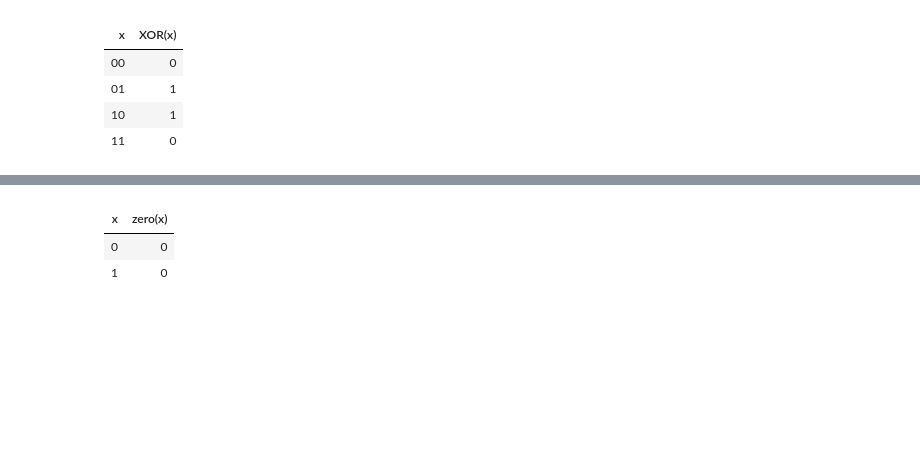
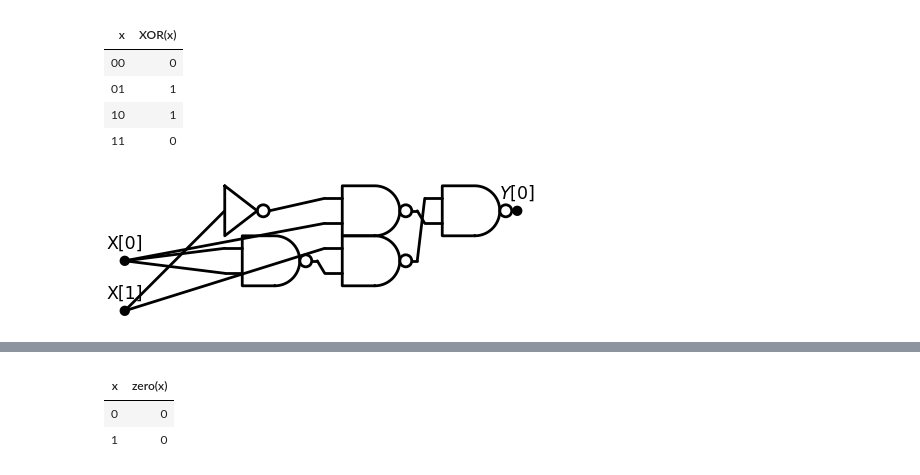
Before and after one commit to boazbk/tcscode, a Jupyter notebook: Fall23_lec3_computing_all_functions.ipynb, the cells around one changed output, grey strips where cells are left out. Cells and saved outputs as stored; diff of their text form; code cells hidden in the pictures; blank space fills up the shorter version.

```diff
--- a/Fall23_lec3_computing_all_functions.ipynb
+++ b/Fall23_lec3_computing_all_functions.ipynb
@@ -315,6 +311,10 @@ x       | XOR(x)
 01      | 1
 10      | 1
 11      | 0
+# %%
+circuit(XOR)
+# %% [output]
+[figure, added]
 # %%
 def XOR3(a,b,c): return XOR(a,XOR(b,c))
 circuit(XOR3)
```
Also changed, not shown: parts of 13 cells of this notebook.
